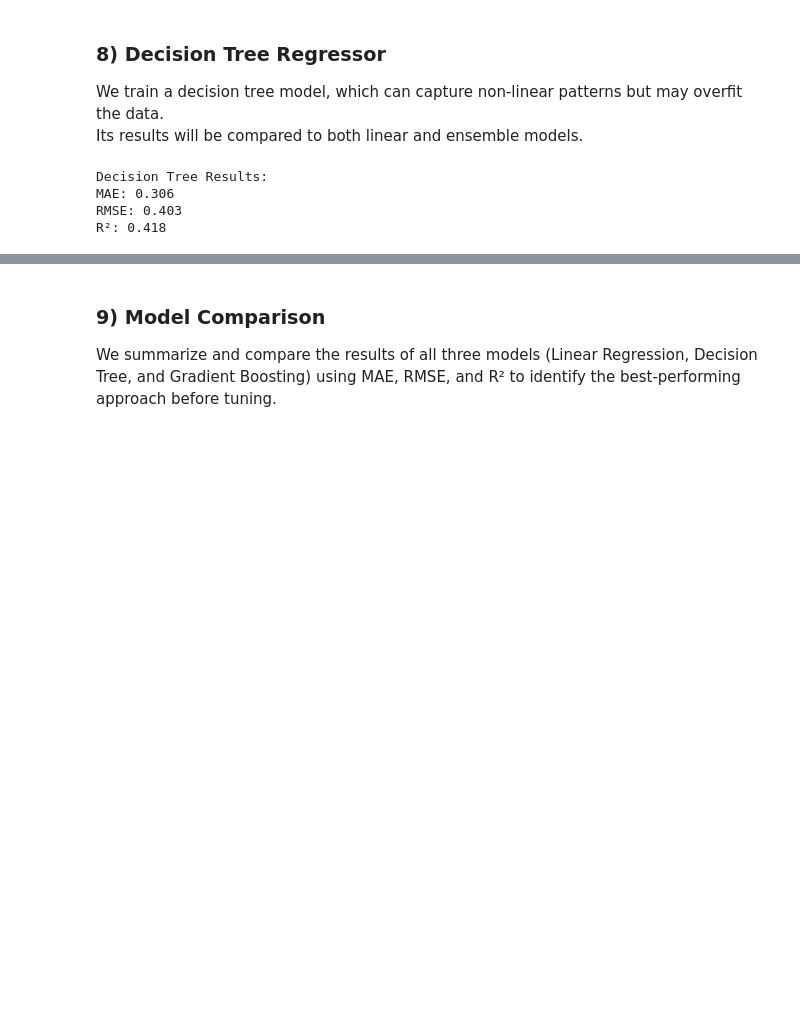
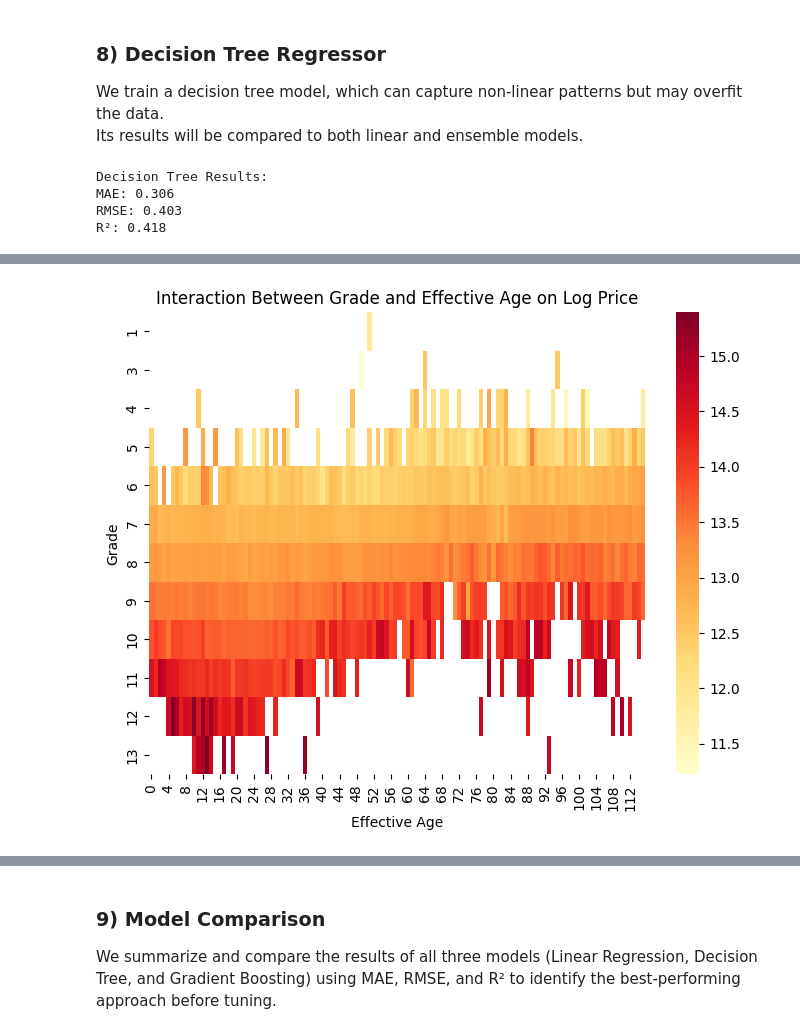
Before and after one commit to natalyyau/predicting-housing-prices, a Jupyter notebook: notebooks/housing_modeling.ipynb, the cells around one changed output, grey strips where cells are left out. Saved outputs shown, nothing was run; the diff lists cells and outputs as text; code cells hidden in the pictures; blank space fills up the shorter version.

Commit message:
update decision tree diagrams

```diff
--- a/notebooks/housing_modeling.ipynb
+++ b/notebooks/housing_modeling.ipynb
@@ -223,0 +231,13 @@ R²: 0.418
+# %%
+df.loc[df['effective_age'] < 0, 'effective_age'] = 0
+
+# Recreate the heatmap
+plt.figure(figsize=(8,6))
+pivot = df.pivot_table(values='price_log', index='grade', columns='effective_age', aggfunc='mean')
+sns.heatmap(pivot, cmap="YlOrRd")
+plt.title("Interaction Between Grade and Effective Age on Log Price")
+plt.xlabel("Effective Age")
+plt.ylabel("Grade")
+plt.show()
+# %% [output]
+[figure, added]
```
Also changed, not shown: parts of 3 cells of this notebook.
